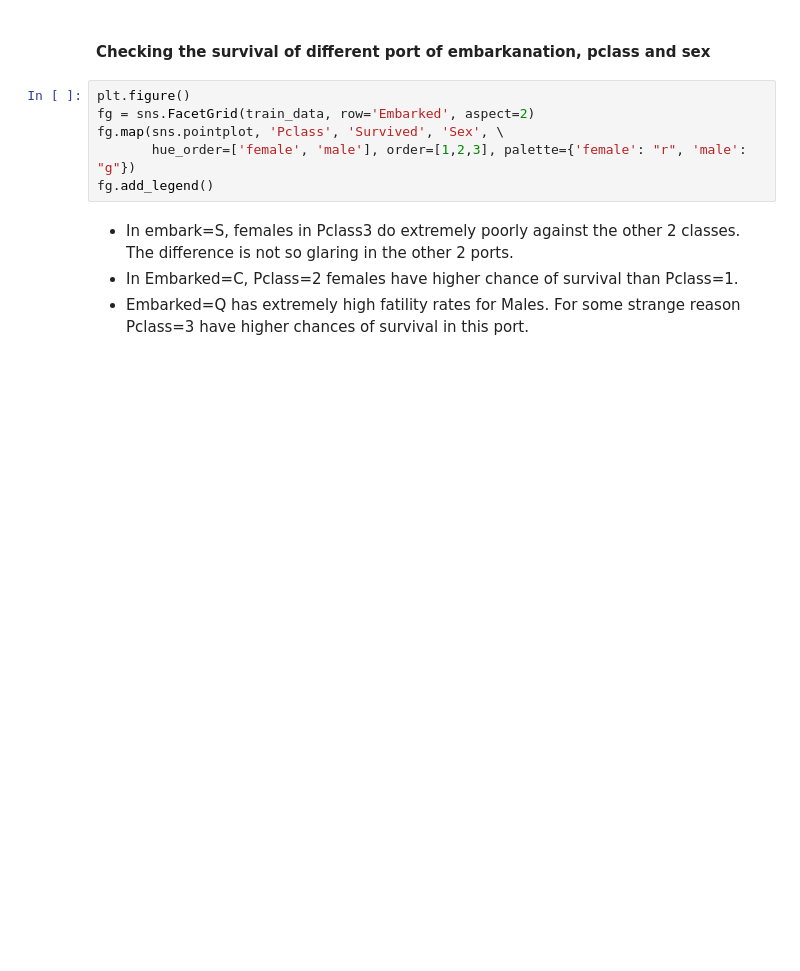
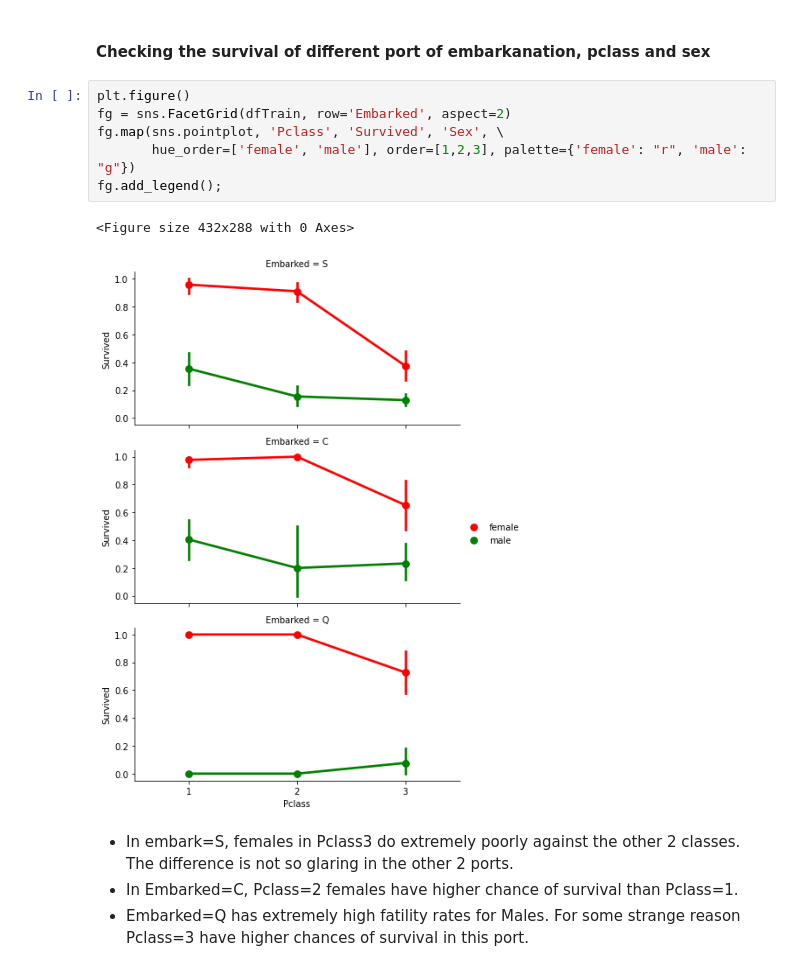
Before and after one commit to Tobias-GH-Schulz/titanic_kaggle_competition, a Jupyter notebook: titanic_comp_main.ipynb, the cells around one changed output. Saved outputs shown, nothing was run; the diff lists cells and outputs as text; blank space fills up the shorter version.

```diff
--- a/titanic_comp_main.ipynb
+++ b/titanic_comp_main.ipynb
@@ -203,10 +208,13 @@ NameError: name 'plt' is not defined
 #### Checking the survival of different port of embarkanation, pclass and sex
 # %%
 plt.figure()
-fg = sns.FacetGrid(train_data, row='Embarked', aspect=2)
+fg = sns.FacetGrid(dfTrain, row='Embarked', aspect=2)
 fg.map(sns.pointplot, 'Pclass', 'Survived', 'Sex', \
        hue_order=['female', 'male'], order=[1,2,3], palette={'female': "r", 'male': "g"})
-fg.add_legend()
+fg.add_legend();
+# %% [output]
+<Figure size 432x288 with 0 Axes>
+[figure, added]
 # %% [markdown]
 - In embark=S, females in Pclass3 do extremely poorly against the other 2 classes. The difference is not so glaring in the other 2 ports.
 - In Embarked=C, Pclass=2 females have higher chance of survival than Pclass=1.
```
Also changed, not shown: parts of 48 cells of this notebook, 21 other files.
